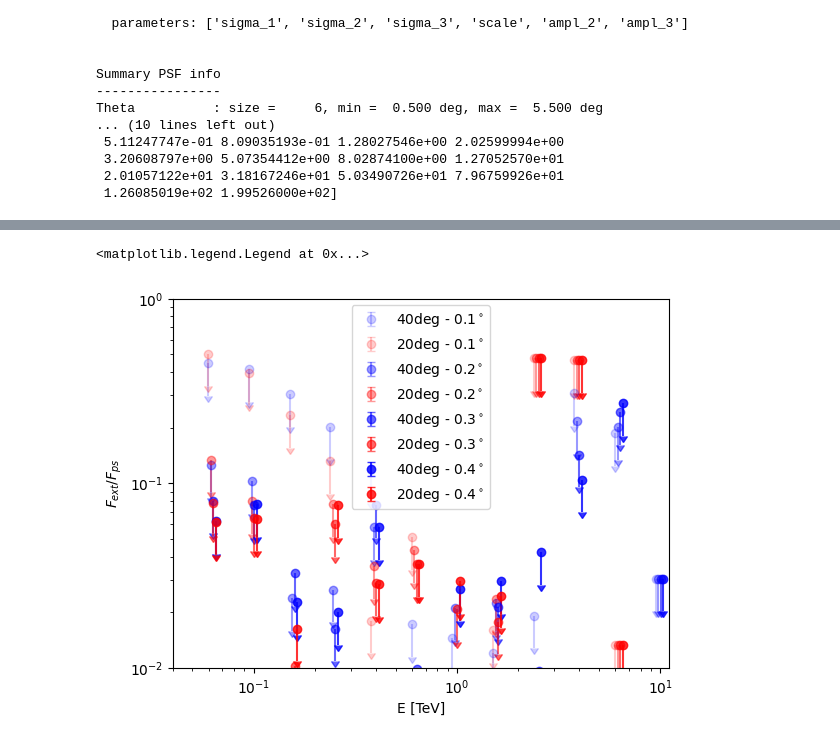
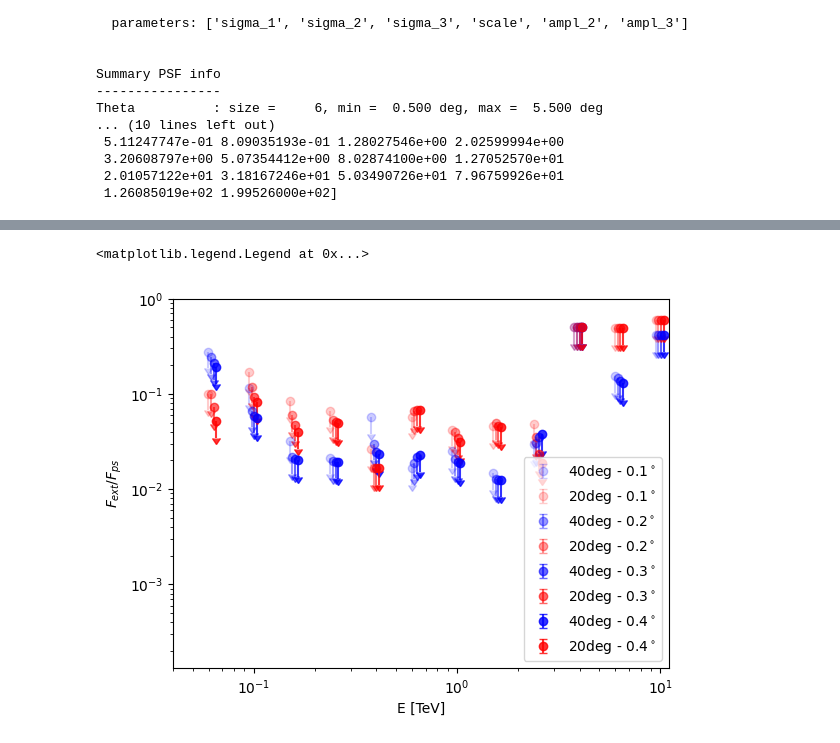
Before and after one commit to Nico812/CTAO-1DC-Blazars-analysis-TP5, a Jupyter notebook: EXT_UP_LIM.ipynb, the cells around one changed output, grey strips where cells are left out. Saved outputs shown, nothing was run; the diff lists cells and outputs as text; code cells hidden in the pictures.

```diff
--- a/EXT_UP_LIM.ipynb
+++ b/EXT_UP_LIM.ipynb
@@ -12,10 +12,10 @@ from scipy.stats import chi2, poisson
 from scipy.optimize import curve_fit
 # %%
 # TODO: change name if needed
-name = "Mrk421"
+name = "Mrk501"
 blazar_coord = SkyCoord.from_name(name)
 # TODO: change data_folder if needed
-data_folder = "../cta_dc_data/mrk_421/"
+data_folder = "../cta_dc_data/mrk_501/"
 data_folder_40deg = data_folder+"40deg/"
 data_folder_20deg = data_folder+"20deg/"
 irf_file_40deg = "../cta_dc_data/irfs/Prod5-North-40deg-AverageAz-4LSTs09MSTs.180000s-v0.1.fits.gz"
@@ -274,9 +274,9 @@ def calculate_UL(cts, cts_err, psf_hbu):
             psf_component*=adjust_point
             psf_component_err*=adjust_point
 
-            ct_ext_plus_src = ct_ext+psf_component
             cts_tot_best = np.sum(ct_ext_plus_src)
-            chi2_ext = np.sum(((ct - ct_ext_plus_src)**2 / (ct_err**2 + psf_component_err**2)))
+            chi2_ext = np.sum(((ct - ct_ext - psf_component)**2 / (ct_err**2 + psf_component_err**2)))
+
             chi2_ext_best = chi2_ext
             ct_ext_best = ct_ext
             print(f"Best fit extended plus point gives chi2: {chi2_ext}")
@@ -355,14 +355,13 @@ Best fit extended plus point gives chi2: 24.68209662949236
 # %%
 for i, (flux_ratio_40deg, flux_ratio_20deg) in enumerate(zip(flux_ratios_40deg, flux_ratios_20deg)):
     plt.errorbar(e*(0.95*1.03**i), flux_ratio_40deg,flux_ratio_40deg/3, alpha=0.2+0.2*i, uplims=True, linestyle='none',marker='o', label="40deg - "+str(round(sigmas_ext[i],3))+r'$^\circ$',color='blue')
     plt.errorbar(e*(0.95*1.03**i), flux_ratio_20deg,flux_ratio_20deg/3, alpha=0.2+0.2*i, uplims=True, linestyle='none',marker='o', label="20deg - "+str(round(sigmas_ext[i],3))+r'$^\circ$',color='red')
 plt.xscale("log")
 plt.yscale("log")
 plt.ylabel(r"$F_{ext}/F_{ps}$")
 plt.xlabel("E [TeV]")
 plt.xlim(0.04,11)
-plt.ylim(0.01,1)
 plt.legend()
 # %% [output]
 <matplotlib.legend.Legend at 0x...>
-[figure, old version]
+[figure, new version]
```
Also changed, not shown: parts of 4 cells of this notebook.
